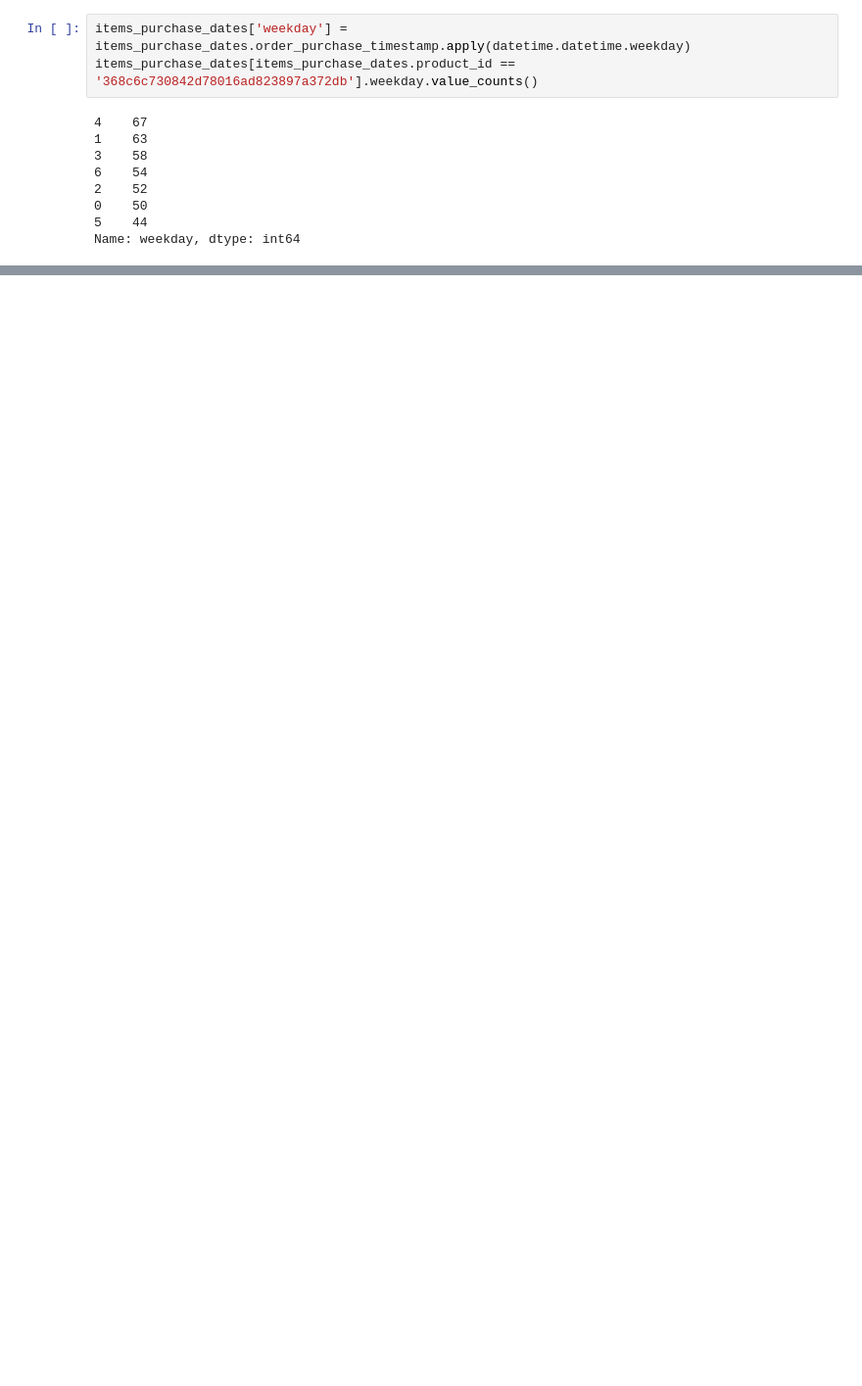
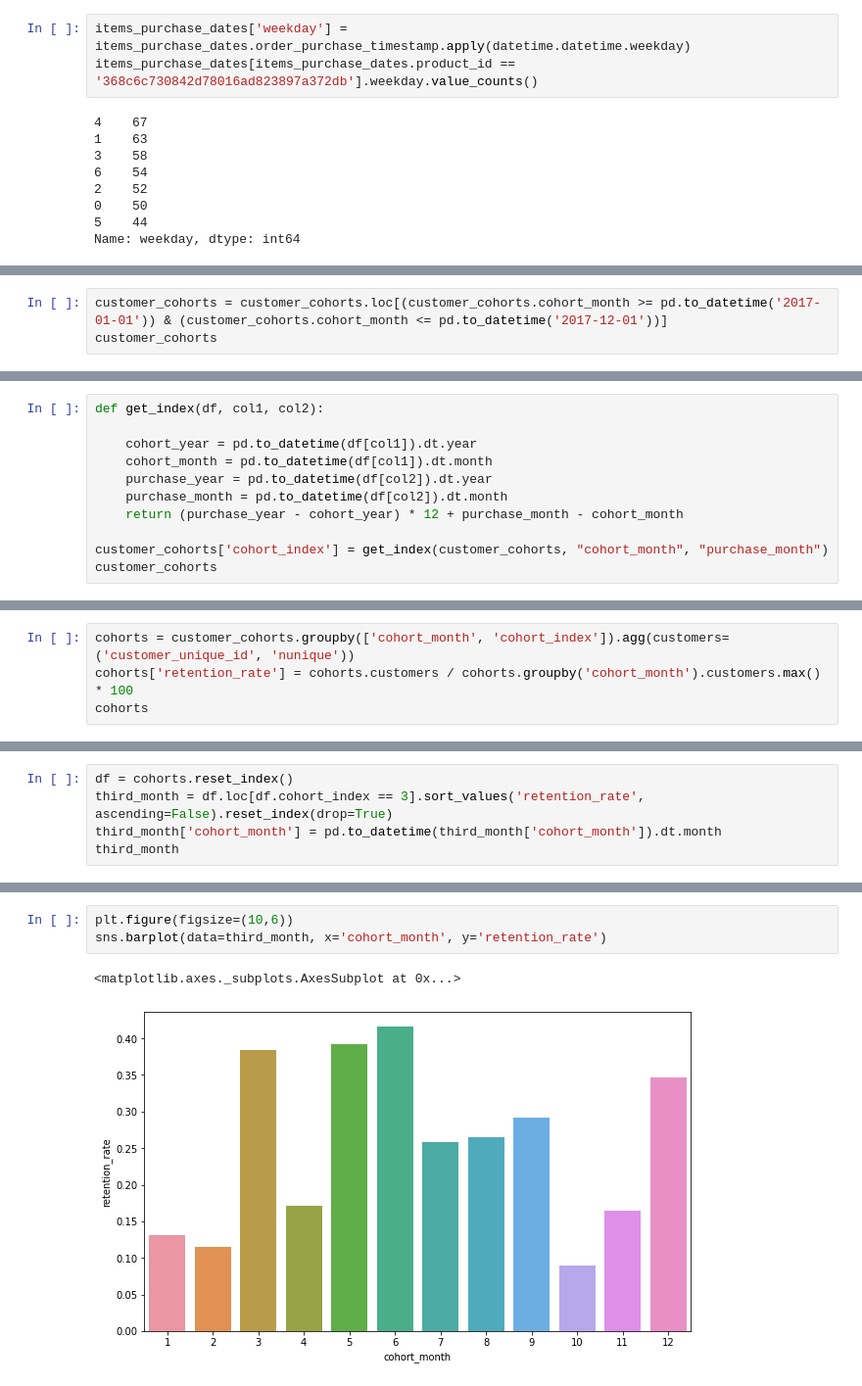
Before and after one commit to y0lk1n/analytics-practice, a Jupyter notebook: project_ecommerce/project_notebook.ipynb, the cells around one changed output, grey strips where cells are left out. Shown at 98% size. Drawn from its saved outputs; the diff is of its cells as text; blank space fills up the shorter version.

```diff
--- a/project_ecommerce/project_notebook.ipynb
+++ b/project_ecommerce/project_notebook.ipynb
@@ -192,0 +268,3 @@ customers_orders
+# %%
+customer_cohorts = customer_cohorts.loc[(customer_cohorts.cohort_month >= pd.to_datetime('2017-01-01')) & (customer_cohorts.cohort_month <= pd.to_datetime('2017-12-01'))]
+customer_cohorts
@@ -192,0 +285,11 @@ customers_orders
+# %%
+def get_index(df, col1, col2):
+
+    cohort_year = pd.to_datetime(df[col1]).dt.year
+    cohort_month = pd.to_datetime(df[col1]).dt.month
+    purchase_year = pd.to_datetime(df[col2]).dt.year
+    purchase_month = pd.to_datetime(df[col2]).dt.month
+    return (purchase_year - cohort_year) * 12 + purchase_month - cohort_month
+
+customer_cohorts['cohort_index'] = get_index(customer_cohorts, "cohort_month", "purchase_month")
+customer_cohorts
@@ -192,0 +326,4 @@ customers_orders
+# %%
+cohorts = customer_cohorts.groupby(['cohort_month', 'cohort_index']).agg(customers=('customer_unique_id', 'nunique'))
+cohorts['retention_rate'] = cohorts.customers / cohorts.groupby('cohort_month').customers.max() * 100
+cohorts
@@ -192,0 +345,5 @@ customers_orders
+# %%
+df = cohorts.reset_index()
+third_month = df.loc[df.cohort_index == 3].sort_values('retention_rate', ascending=False).reset_index(drop=True)
+third_month['cohort_month'] = pd.to_datetime(third_month['cohort_month']).dt.month
+third_month
@@ -192,0 +364,6 @@ customers_orders
+# %%
+plt.figure(figsize=(10,6))
+sns.barplot(data=third_month, x='cohort_month', y='retention_rate')
+# %% [output]
+<matplotlib.axes._subplots.AxesSubplot at 0x...>
+[figure, added]
```
Also changed, not shown: parts of 53 cells of this notebook, 6 other files.
